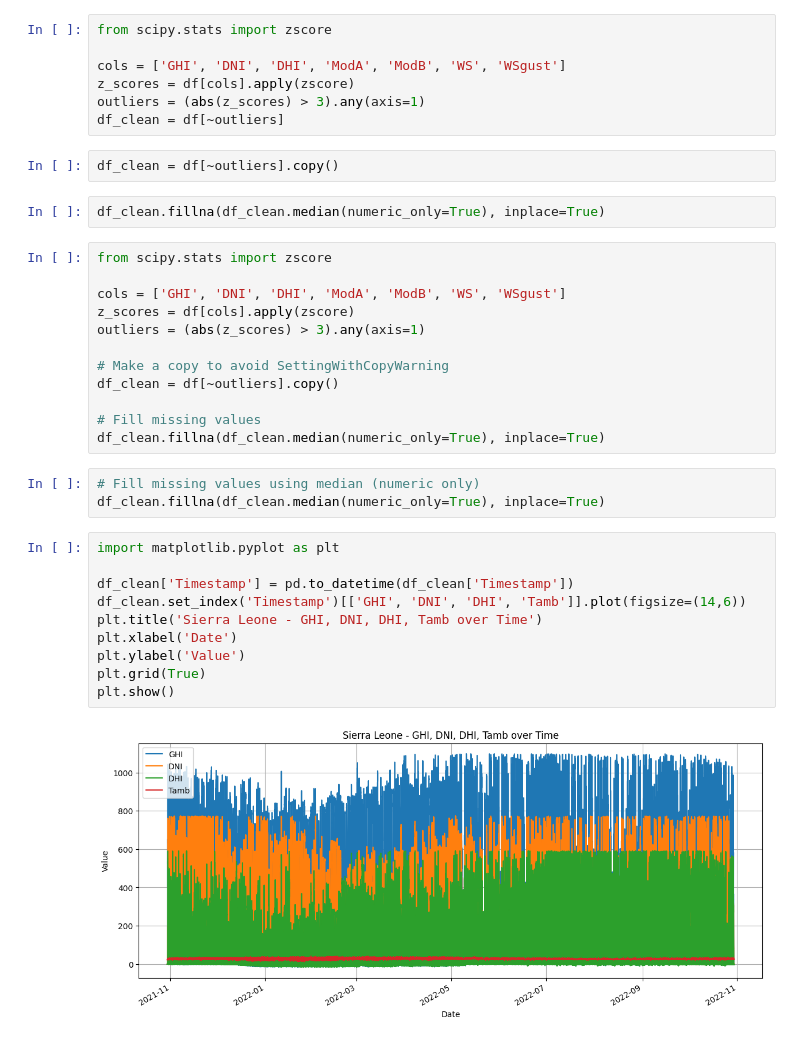
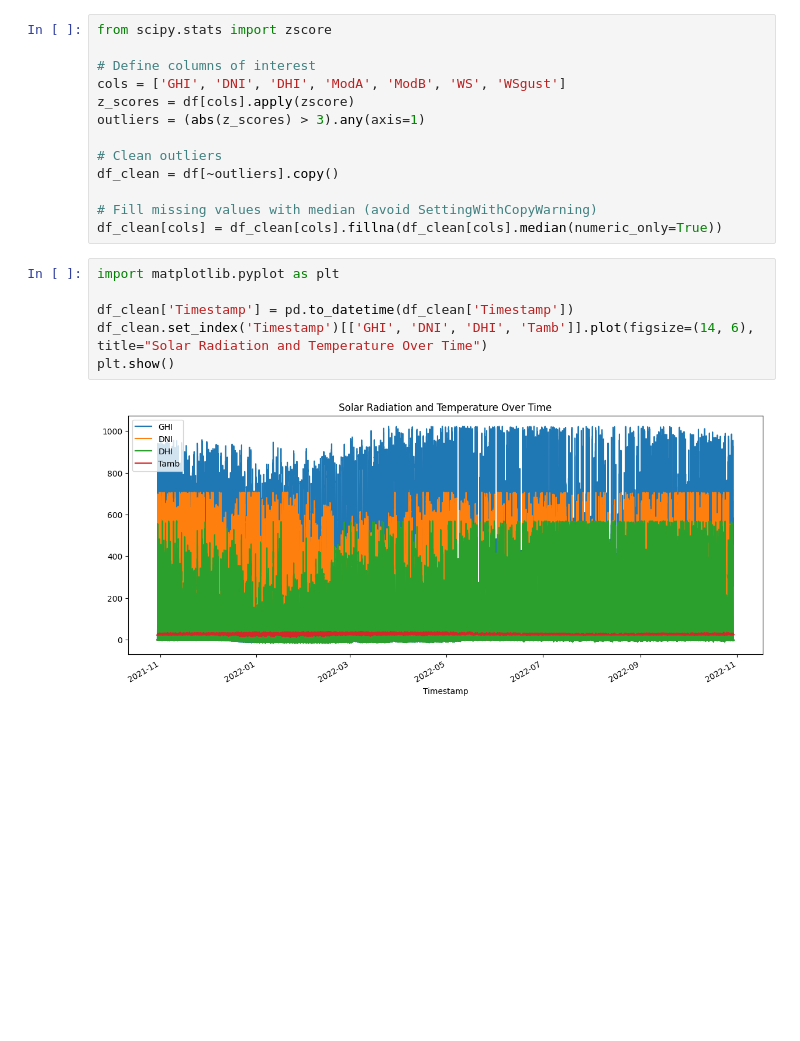
Before and after one commit to zeyede21/solar-challenge-week1, a Jupyter notebook: notebooks/sierraleone_eda.ipynb, the cells around one changed output. Drawn from its saved outputs; the diff is of its cells as text; blank space fills up the shorter version.

Commit message:
Completed Sierra Leone EDA notebook

```diff
--- a/notebooks/sierraleone_eda.ipynb
+++ b/notebooks/sierraleone_eda.ipynb
@@ -41,38 +37,21 @@ dtype: float64
 # %%
 from scipy.stats import zscore
 
+# Define columns of interest
 cols = ['GHI', 'DNI', 'DHI', 'ModA', 'ModB', 'WS', 'WSgust']
 z_scores = df[cols].apply(zscore)
 outliers = (abs(z_scores) > 3).any(axis=1)
-df_clean = df[~outliers]
+
+# Clean outliers
+df_clean = df[~outliers].copy()
+
+# Fill missing values with median (avoid SettingWithCopyWarning)
+df_clean[cols] = df_clean[cols].fillna(df_clean[cols].median(numeric_only=True))
-# %%
-df_clean = df[~outliers].copy()
-# %%
-df_clean.fillna(df_clean.median(numeric_only=True), inplace=True)
-# %%
-from scipy.stats import zscore
-
-cols = ['GHI', 'DNI', 'DHI', 'ModA', 'ModB', 'WS', 'WSgust']
-z_scores = df[cols].apply(zscore)
-outliers = (abs(z_scores) > 3).any(axis=1)
-
-# Make a copy to avoid SettingWithCopyWarning
-df_clean = df[~outliers].copy()
-
-# Fill missing values
-df_clean.fillna(df_clean.median(numeric_only=True), inplace=True)
-# %%
-# Fill missing values using median (numeric only)
-df_clean.fillna(df_clean.median(numeric_only=True), inplace=True)
 # %%
 import matplotlib.pyplot as plt
 
 df_clean['Timestamp'] = pd.to_datetime(df_clean['Timestamp'])
-df_clean.set_index('Timestamp')[['GHI', 'DNI', 'DHI', 'Tamb']].plot(figsize=(14,6))
-plt.title('Sierra Leone - GHI, DNI, DHI, Tamb over Time')
-plt.xlabel('Date')
-plt.ylabel('Value')
-plt.grid(True)
+df_clean.set_index('Timestamp')[['GHI', 'DNI', 'DHI', 'Tamb']].plot(figsize=(14, 6), title="Solar Radiation and Temperature Over Time")
 plt.show()
 # %% [output]
-[figure, old version]
+[figure, new version]
```
Also changed, not shown: parts of 7 cells of this notebook, 2 other files.
